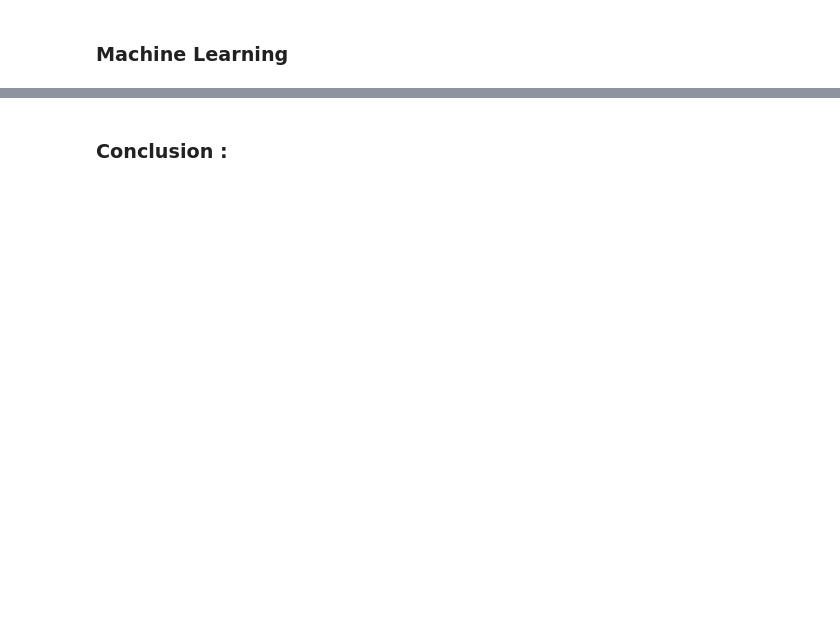
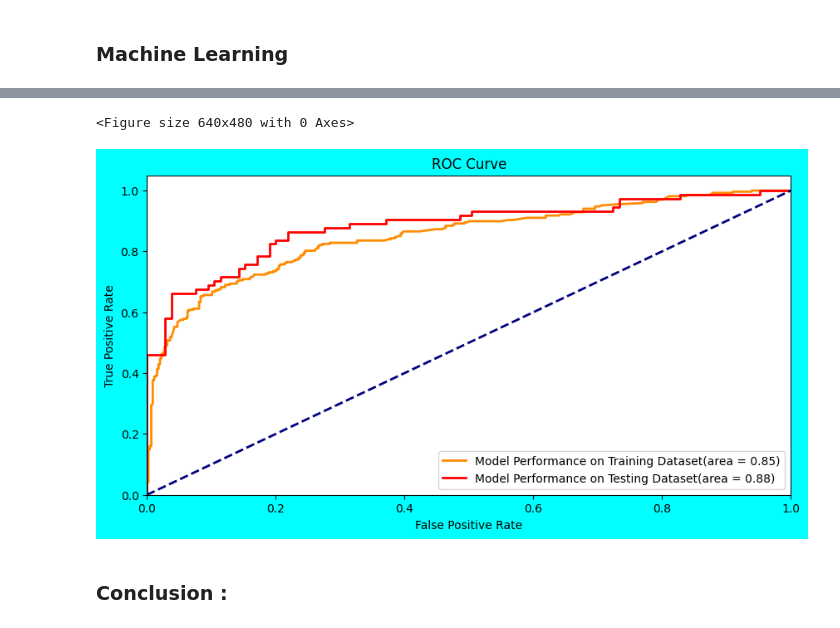
Before and after one commit to hmarathe420/Titanic_Classification, a Jupyter notebook: Titanic_Classification.ipynb, the cells around one changed output, grey strips where cells are left out. Saved outputs shown, nothing was run; the diff lists cells and outputs as text; code cells hidden in the pictures; blank space fills up the shorter version.

```diff
--- a/Titanic_Classification.ipynb
+++ b/Titanic_Classification.ipynb
@@ -236,0 +298,4 @@ plt.show()
+# %%
+# one hot encoding with sex column
+df['Sex'] = np.where((df['Sex']=='male'),0,df['Sex'])
+df['Sex']= np.where((df['Sex']=='female'),1,df['Sex'])
@@ -236,0 +372,5 @@ plt.show()
+# %%
+# Features and Target variable dataset
+
+x = df[dep_var].values
+y = df[indep_var].values
@@ -237,2 +394,7 @@ plt.show()
+# %%
+# Standardize features (optional but recommended)
+scaler = StandardScaler()
+x_train_scaled = scaler.fit_transform(x_train)
+x_test_scaled = scaler.transform(x_test)
 # %% [markdown]
 ### Machine Learning
@@ -238,0 +417,6 @@ plt.show()
+# %%
+# Creating the logistic Regression model
+logistic_model = LogisticRegression()
+
+# Training the model
+logistic_model.fit(x_train_scaled,y_train)
@@ -239,2 +451,37 @@ plt.show()
+# %%
+# ploting the ROC curve for DTC model and best Classifier model for checking the performance after cross-validation and hyperparameter tunning.
+train_prob = logistic_model.predict_proba(x_train_scaled)[:, 1]
+
+test_prob = logistic_model.predict_proba(x_test_scaled)[:,1]
+
+# calculating the ROC curve for logistic model on training dataset
+fpr, tpr, thresholds = roc_curve(y_train, train_prob)
+
+# calculating the ROC curve of testing dataset
+fpr1, tpr1 , thresholds1 = roc_curve(y_test,test_prob)
+
+# Calculate the AUC (Area Under the Curve) for training dataset
+roc_auc = auc(fpr, tpr)
+
+# Calculate the AUC (Area Under the Curve) for testing dataset
+roc_auc1 = auc(fpr1,tpr1)
+
+# Plot the ROC curve
+plt.figure()
+plt.figure(figsize =(10,5), facecolor = 'aqua')
+plt.plot(fpr, tpr, color='darkorange', lw=2, label='Model Performance on Training Dataset(area = %0.2f)' % roc_auc)
+plt.plot(fpr1,tpr1, color = 'red', lw = 2,label = 'Model Performance on Testing Dataset(area = %0.2f)' %roc_auc1)
+plt.plot([0, 1], [0, 1], color='navy', lw=2, linestyle='--')
+plt.xlim([0.0, 1.0])
+plt.ylim([0.0, 1.05])
+plt.xlabel('False Positive Rate')
+plt.ylabel('True Positive Rate')
+plt.title('ROC Curve')
+plt.legend(loc="lower right")
+plt.plot()
+plt.show()
+# %% [output]
+<Figure size 640x480 with 0 Axes>
+[figure, added]
 # %% [markdown]
 ### **Conclusion :**
```
Also changed, not shown: parts of 24 cells of this notebook.
